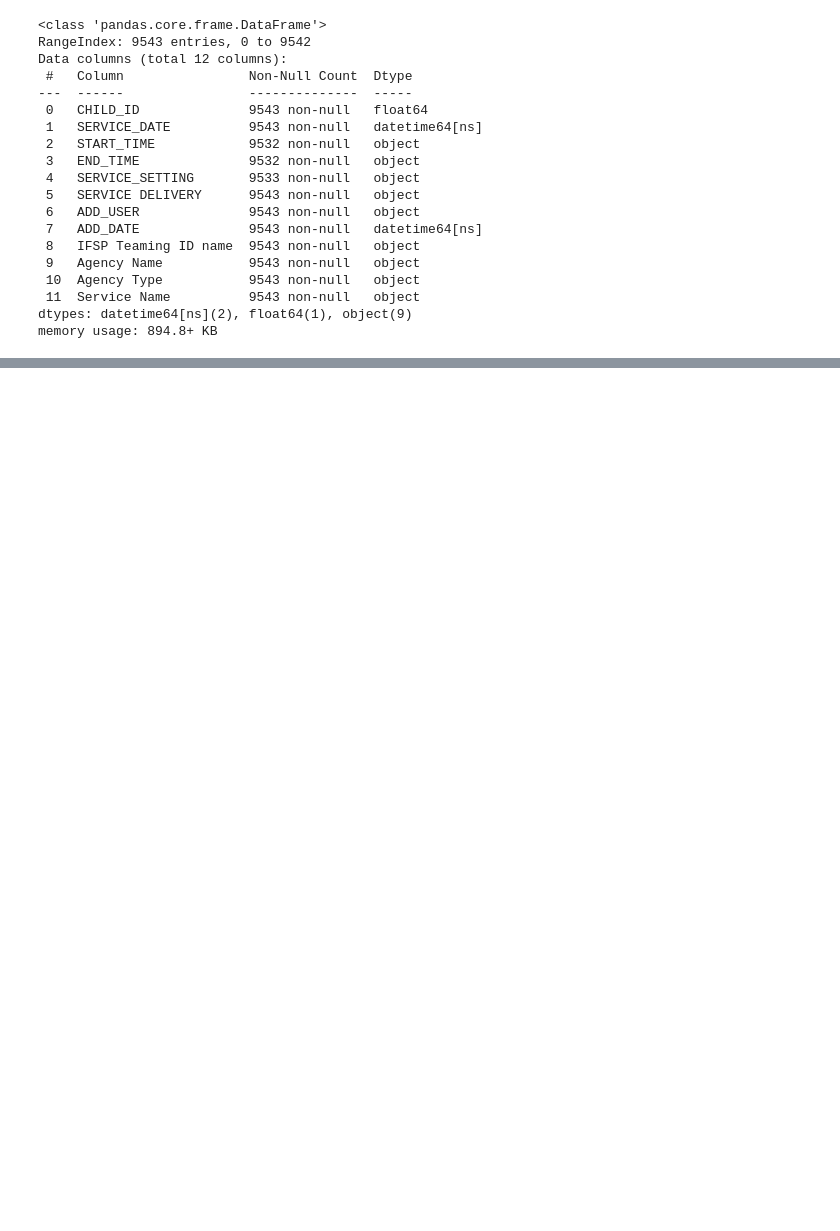
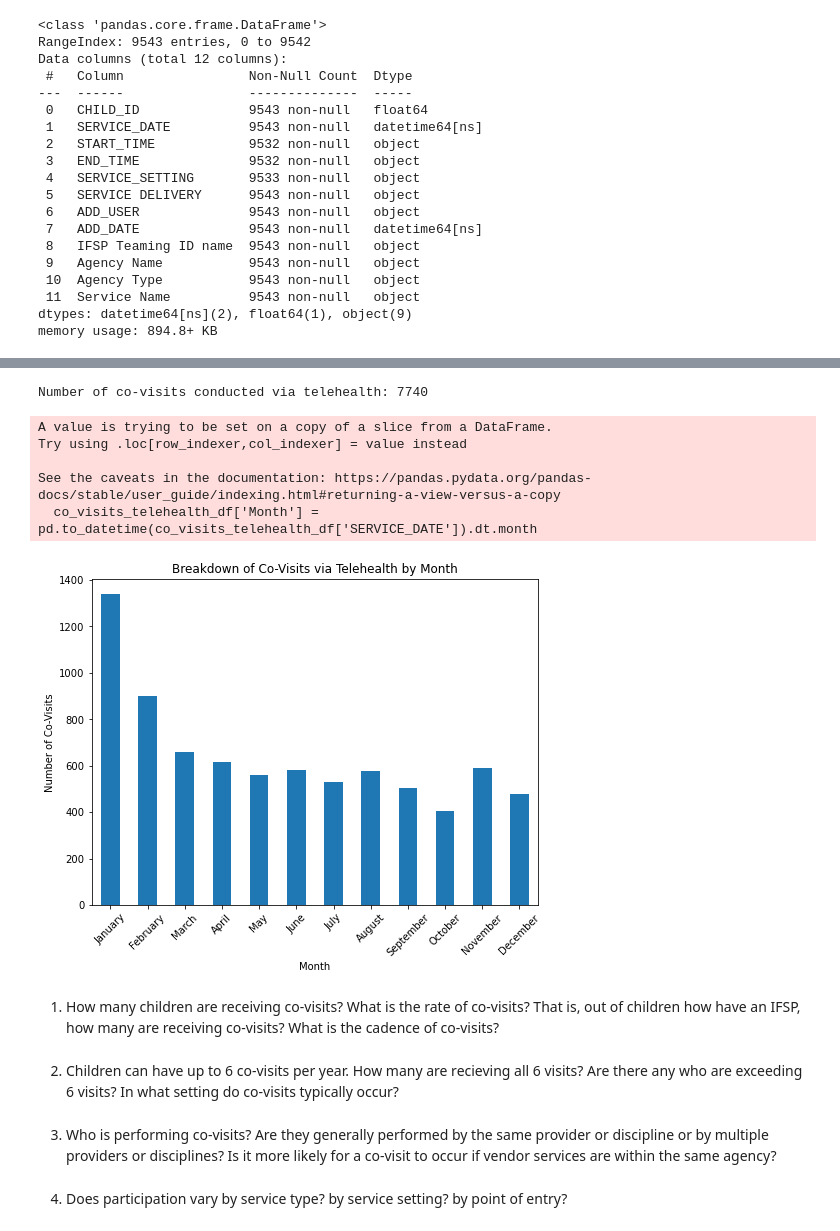
Before and after one commit to NSS-Data-Analytics-Cohort-8/teis_da8_1-should-pad-alytics, a Jupyter notebook: notebook/EDA-1.ipynb, the cells around one changed output, grey strips where cells are left out. Saved outputs shown, nothing was run; the diff lists cells and outputs as text; code cells hidden in the pictures; blank space fills up the shorter version.

```diff
--- a/notebook/EDA-1.ipynb
+++ b/notebook/EDA-1.ipynb
@@ -51,0 +57,5 @@ df.head()
+# %%
+df2.columns = df2.columns.str.upper()
+df2.rename(columns={'CHILD ID': 'CHILD_ID'}, inplace=True)
+# %%
+merged_df = pd.merge(df, df2, on='CHILD_ID')
@@ -51,0 +78,33 @@ df.head()
+# %%
+co_visits_telehealth_df = merged_df[(merged_df['IFSP Teaming ID name'] == 'Co-Visit') & (merged_df['SERVICE_SETTING'] == 'Telehealth')]
+num_co_visits_telehealth = co_visits_telehealth_df.shape[0]
+print("Number of co-visits conducted via telehealth:", num_co_visits_telehealth)
+# %% [output]
+Number of co-visits conducted via telehealth: 7740
+# %%
+co_visits_telehealth_df = merged_df[(merged_df['IFSP Teaming ID name'] == 'Co-Visit') & (merged_df['SERVICE_SETTING'] == 'Telehealth')]
+co_visits_telehealth_df['Month'] = pd.to_datetime(co_visits_telehealth_df['SERVICE_DATE']).dt.month
+co_visits_by_month = co_visits_telehealth_df['Month'].value_counts().sort_index()
+month_names = [calendar.month_name[i] for i in co_visits_by_month.index]
+plt.figure(figsize=(8, 6))
+co_visits_by_month.plot(kind='bar')
+plt.xlabel('Month')
+plt.ylabel('Number of Co-Visits')
+plt.title('Breakdown of Co-Visits via Telehealth by Month')
+plt.xticks(range(len(co_visits_by_month)), month_names, rotation=45)
+plt.show()
+# %% [output]
+A value is trying to be set on a copy of a slice from a DataFrame.
+Try using .loc[row_indexer,col_indexer] = value instead
+
+See the caveats in the documentation: https://pandas.pydata.org/pandas-docs/stable/user_guide/indexing.html#returning-a-view-versus-a-copy
+  co_visits_telehealth_df['Month'] = pd.to_datetime(co_visits_telehealth_df['SERVICE_DATE']).dt.month
+[figure, added]
+# %% [markdown]
+1. How many children are receiving co-visits? What is the rate of co-visits? That is, out of children how have an IFSP, how many are receiving co-visits? What is the cadence of co-visits?
+# %% [markdown]
+2. Children can have up to 6 co-visits per year. How many are recieving all 6 visits? Are there any who are exceeding 6 visits? In what setting do co-visits typically occur?
+# %% [markdown]
+3. Who is performing co-visits? Are they generally performed by the same provider or discipline or by multiple providers or disciplines? Is it more likely for a co-visit to occur if vendor services are within the same agency?
+# %% [markdown]
+4. Does participation vary by service type? by service setting? by point of entry?
```
Also changed, not shown: parts of 5 cells of this notebook.
